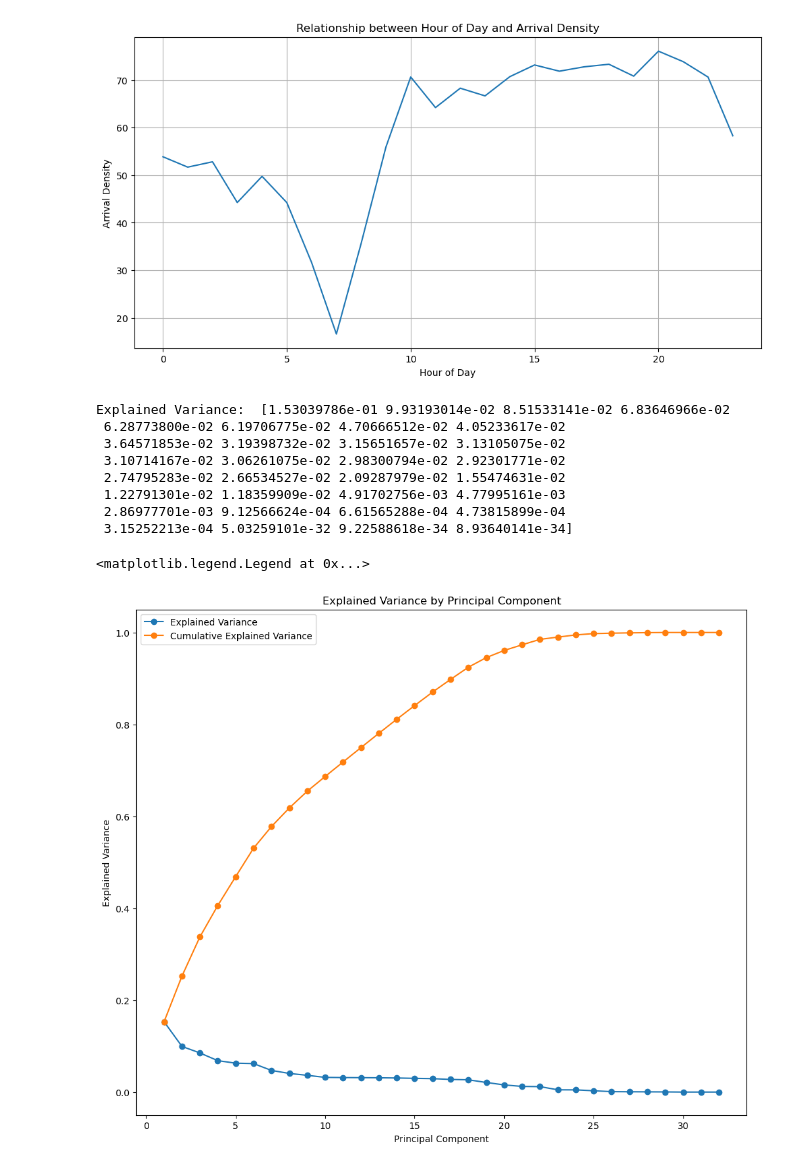
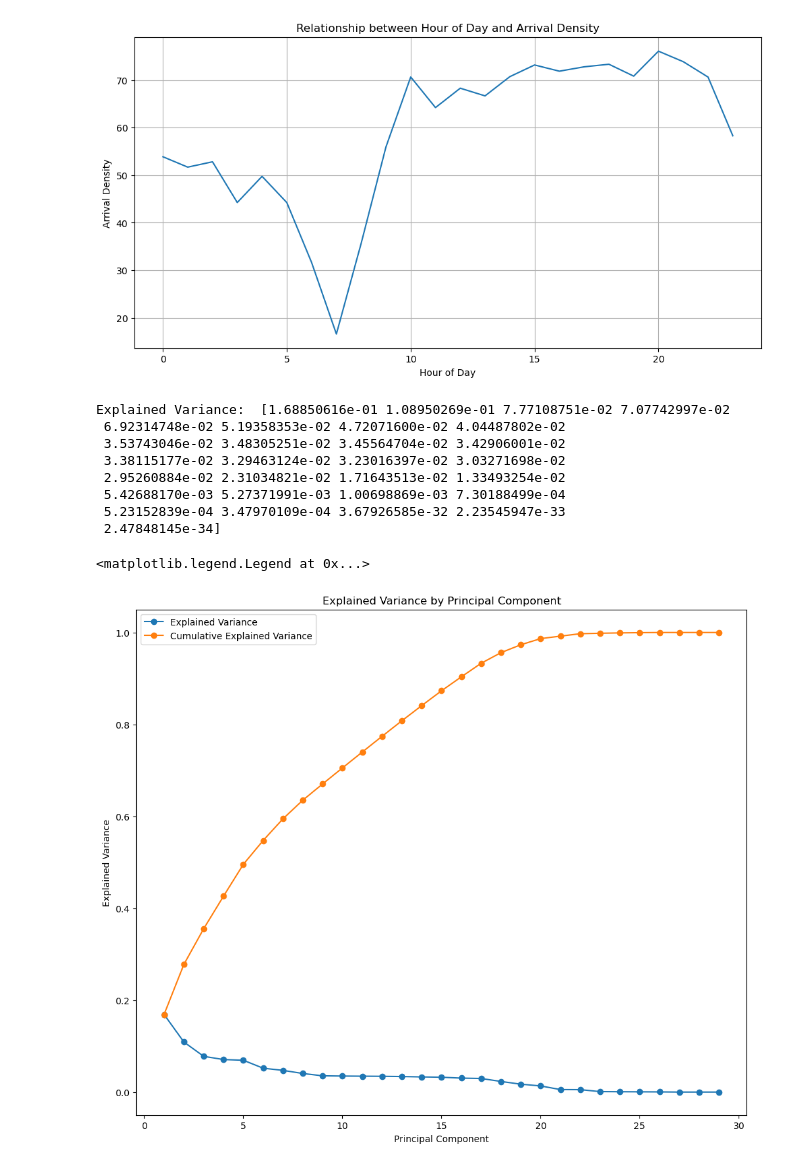
Before and after one commit to kyllan16693/flight-delay-prediction, a Jupyter notebook: eda.ipynb, the cells around one changed output. Saved outputs shown, nothing was run; the diff lists cells and outputs as text; code cells hidden in the pictures.

```diff
--- a/eda.ipynb
+++ b/eda.ipynb
@@ -135,10 +135,16 @@ Ratio of DepDelay < 15 to DepDelay > 15: 4.00
 df_nums['delay_binary'] = np.where(df_nums['DepDelay'] <= 15, 0, 1)
 # %%
 # create a new target: delay_interval
-# 0 for DepDelay<=0, 1 for 0-5, 2 for 5-15, etc. and 13 for DepDelay > 480
-bins = [-np.inf, 0, 5, 15, 30, 60, 120, 300, 600, np.inf]
-labels = [0, 1, 2, 3, 4, 5, 6, 7, 8]
+#1 - 15 - 30 min
+#2 - 30-60
+#3 - 1hr-2hr
+#4 - 2-5hr
+#5 - 5-10hr
+#6 - Over 10hr
+bins = [0, 15, 30, 60, 120, 300, 600, df_nums['DepDelay'].max()]
+labels = [0, 1, 2, 3, 4, 5, 6]
 df_nums['delay_interval'] = pd.cut(df_nums['DepDelay'], bins=bins, labels=labels)
+
 
 bin_counts = df_nums['delay_interval'].value_counts().sort_index()
 print("Counts per delay interval:")
@@ -455,34 +459,35 @@ plt.grid(True)
 # %%
 df_nums.to_csv('csv_flight/df_nums.csv', index=False)
 # %%
-#Finding the principal components
+#PCA
+df_nums.drop(['DepDelay', 'delay_binary', 'delay_interval'], axis=1, inplace=True)
 
 #standardize the data
 scaler = StandardScaler()
 df_scaled = scaler.fit_transform(df_nums)
 
 #find the principal components
 pca = PCA()
 pca.fit(df_scaled)
 explained_variance = pca.explained_variance_ratio_
 print("Explained Variance: ", explained_variance)
 
 #plot the explained variance and cumulative explained variance
 plt.figure(figsize=(12, 10))
 plt.plot(range(1, len(explained_variance)+1), explained_variance, marker='o', label='Explained Variance')
 plt.plot(range(1, len(explained_variance)+1), explained_variance.cumsum(), marker='o', label='Cumulative Explained Variance')
 plt.xlabel('Principal Component')
 plt.ylabel('Explained Variance')
 plt.title('Explained Variance by Principal Component')
 plt.legend()
 # %% [output]
-Explained Variance:  [1.53039786e-01 9.93193014e-02 8.51533141e-02 6.83646966e-02
- 6.28773800e-02 6.19706775e-02 4.70666512e-02 4.05233617e-02
- 3.64571853e-02 3.19398732e-02 3.15651657e-02 3.13105075e-02
- 3.10714167e-02 3.06261075e-02 2.98300794e-02 2.92301771e-02
- 2.74795283e-02 2.66534527e-02 2.09287979e-02 1.55474631e-02
- 1.22791301e-02 1.18359909e-02 4.91702756e-03 4.77995161e-03
- 2.86977701e-03 9.12566624e-04 6.61565288e-04 4.73815899e-04
- 3.15252213e-04 5.03259101e-32 9.22588618e-34 8.93640141e-34]
+Explained Variance:  [1.68850616e-01 1.08950269e-01 7.77108751e-02 7.07742997e-02
+ 6.92314748e-02 5.19358353e-02 4.72071600e-02 4.04487802e-02
+ 3.53743046e-02 3.48305251e-02 3.45564704e-02 3.42906001e-02
+ 3.38115177e-02 3.29463124e-02 3.23016397e-02 3.03271698e-02
+ 2.95260884e-02 2.31034821e-02 1.71643513e-02 1.33493254e-02
+ 5.42688170e-03 5.27371991e-03 1.00698869e-03 7.30188499e-04
+ 5.23152839e-04 3.47970109e-04 3.67926585e-32 2.23545947e-33
+ 2.47848145e-34]
 <matplotlib.legend.Legend at 0x...>
-[figure, old version]
+[figure, new version]
```
Also changed, not shown: parts of 5 cells of this notebook.
